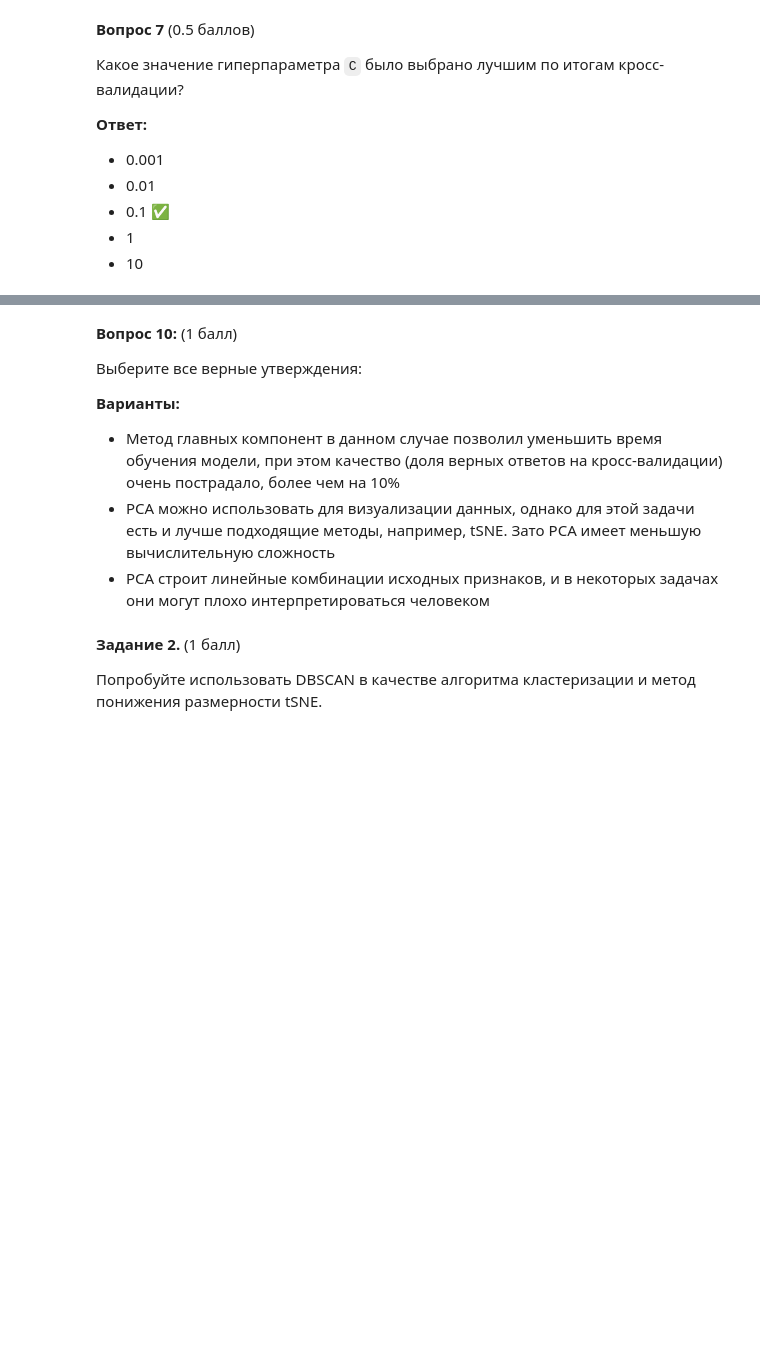
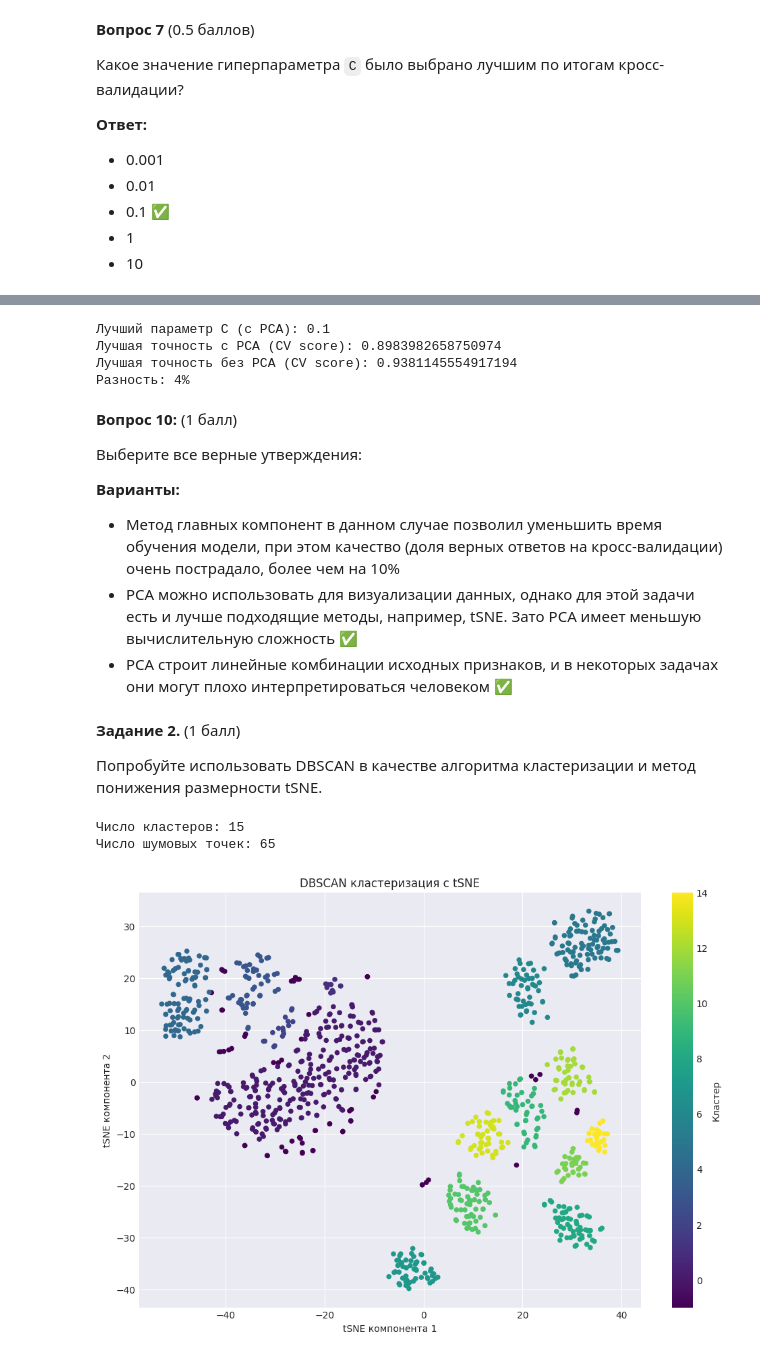
Before and after one commit to hedw1qqq/ml, a Jupyter notebook: hw3/hw3-unsupervised.ipynb, the cells around one changed output, grey strips where cells are left out. Cells and saved outputs as stored; diff of their text form; code cells hidden in the pictures; blank space fills up the shorter version.

```diff
--- a/hw3/hw3-unsupervised.ipynb
+++ b/hw3/hw3-unsupervised.ipynb
@@ -456,3 +514,15 @@ tab
+# %%
+print("Лучший параметр C (с PCA):", grid_search_pca.best_params_['C'])
+print("Лучшая точность с PCA (CV score):", grid_search_pca.best_score_)
+print("Лучшая точность без PCA (CV score):", grid_search.best_score_)
+
+diff_percent = round((grid_search.best_score_ - grid_search_pca.best_score_) * 100)
+print(f"Разность: {diff_percent}%")
+# %% [output]
+Лучший параметр C (с PCA): 0.1
+Лучшая точность с PCA (CV score): 0.8983982658750974
+Лучшая точность без PCA (CV score): 0.9381145554917194
+Разность: 4%
 # %% [markdown]
 **Вопрос 10:** (1 балл)
 
@@ -460,9 +530,34 @@ tab
 
 **Варианты:**
 - Метод главных компонент в данном случае позволил уменьшить время обучения модели, при этом качество (доля верных ответов на кросс-валидации) очень пострадало, более чем на 10%
-- PCA можно использовать для визуализации данных, однако для этой задачи есть и лучше подходящие методы, например, tSNE. Зато PCA имеет меньшую вычислительную сложность
-- PCA строит линейные комбинации исходных признаков, и в некоторых задачах они могут плохо интерпретироваться человеком
+- PCA можно использовать для визуализации данных, однако для этой задачи есть и лучше подходящие методы, например, tSNE. Зато PCA имеет меньшую вычислительную сложность ✅
+- PCA строит линейные комбинации исходных признаков, и в некоторых задачах они могут плохо интерпретироваться человеком ✅
 # %% [markdown]
 **Задание 2.** (1 балл)
 
 Попробуйте использовать DBSCAN в качестве алгоритма кластеризации и метод понижения размерности tSNE.
+# %%
+from sklearn.manifold import TSNE
+from sklearn.cluster import DBSCAN
+
+tsne = TSNE(n_components=2, random_state=RANDOM_STATE)
+X_tsne = tsne.fit_transform(X_scaled[:1000])
+# %%
+dbscan = DBSCAN(eps=3, min_samples=10)
+clusters_dbscan = dbscan.fit_predict(X_tsne)
+
+print(f"Число кластеров: {len(set(clusters_dbscan)) - (1 if -1 in clusters_dbscan else 0)}")
+print(f"Число шумовых точек: {list(clusters_dbscan).count(-1)}")
+# %% [output]
+Число кластеров: 15
+Число шумовых точек: 65
+# %%
+plt.figure(figsize=(12, 8))
+plt.scatter(X_tsne[:, 0], X_tsne[:, 1], c=clusters_dbscan, s=20, cmap='viridis')
+plt.title("DBSCAN кластеризация с tSNE")
+plt.xlabel("tSNE компонента 1")
+plt.ylabel("tSNE компонента 2")
+plt.colorbar(label='Кластер')
+plt.show()
+# %% [output]
+[figure, added]
```
Also changed, not shown: parts of 8 cells of this notebook.
